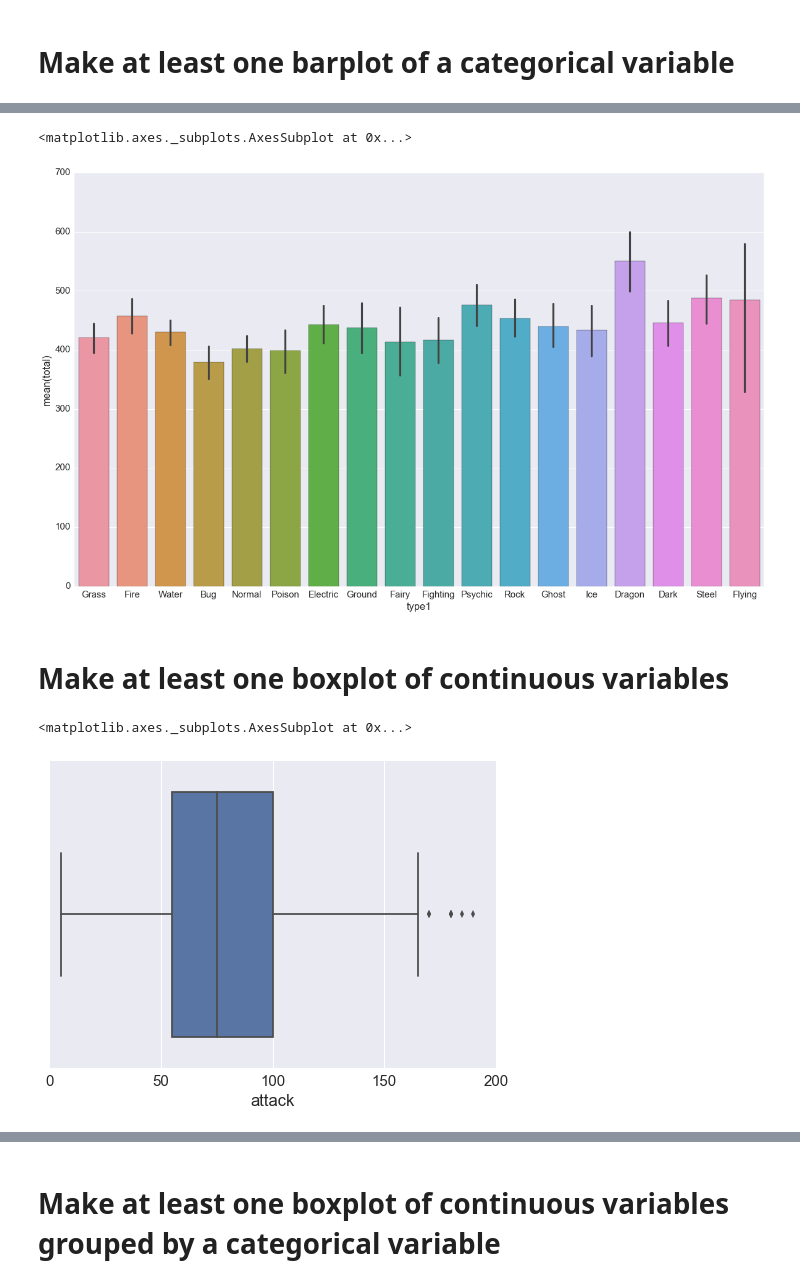
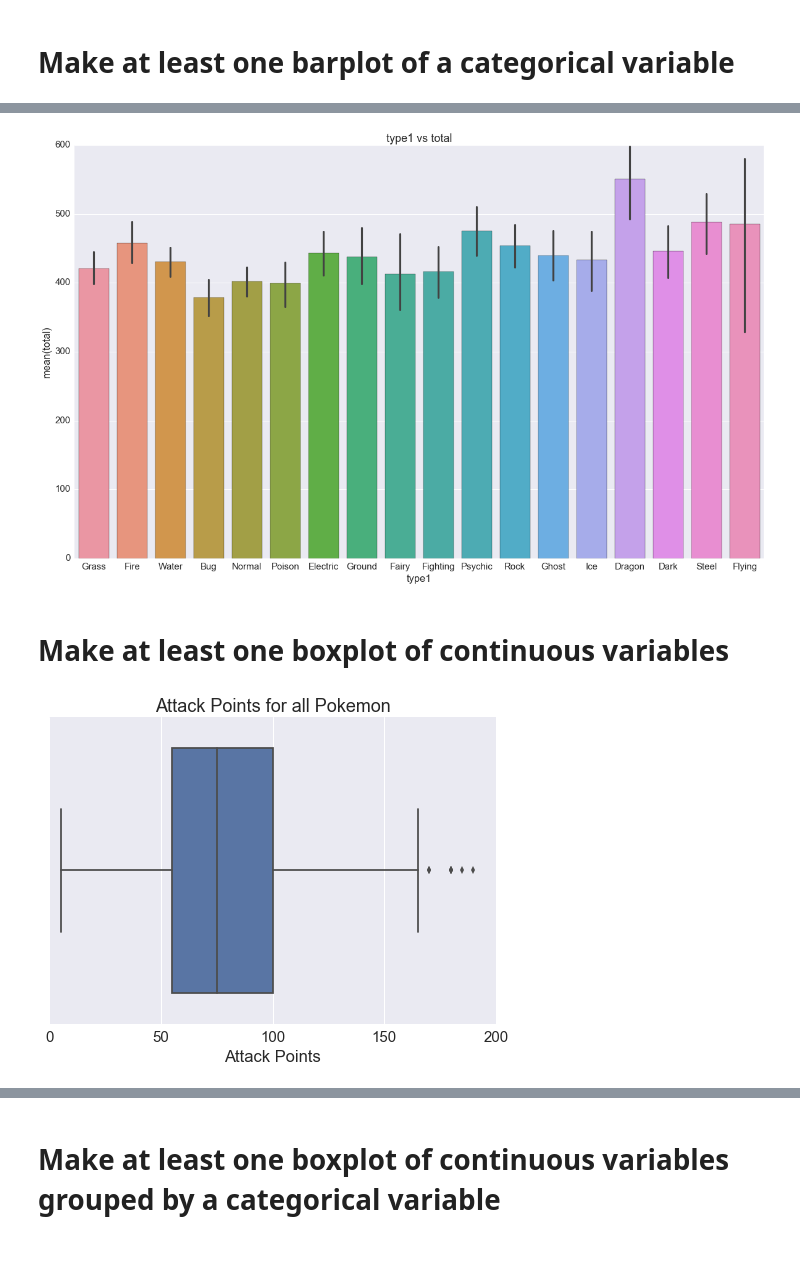
Before and after one commit to jonhilgart22/Galvanize-Statistics, a Jupyter notebook: week3/3-1_Review/DSCI6002-Midterm-Part1_Jonathan_Hilgart.ipynb, the cells around one changed output, grey strips where cells are left out. Saved outputs shown, nothing was run; the diff lists cells and outputs as text; code cells hidden in the pictures; blank space fills up the shorter version.

```diff
--- a/week3/3-1_Review/DSCI6002-Midterm-Part1_Jonathan_Hilgart.ipynb
+++ b/week3/3-1_Review/DSCI6002-Midterm-Part1_Jonathan_Hilgart.ipynb
@@ -240,17 +247,18 @@ sns.barplot(x=pokemon_df.type1, y= pokemon_df.attack)
 # %%
 plt.figure(figsize=([20,12]))
 sns.barplot(x=pokemon_df.type1, y= pokemon_df.total)
+plt.title('type1 vs total');
 # %% [output]
-<matplotlib.axes._subplots.AxesSubplot at 0x...>
-[figure, old version]
+[figure, new version]
 # %% [markdown]
 # Make at least one boxplot of continuous variables
 # %%
 
 sns.boxplot(x=pokemon_df.attack )
+plt.xlabel('Attack Points')
+plt.title('Attack Points for all Pokemon');
 # %% [output]
-<matplotlib.axes._subplots.AxesSubplot at 0x...>
-[figure, old version]
+[figure, new version]
 # %%
 
 sns.boxplot(x=pokemon_df.hp)
```
Also changed, not shown: parts of 51 cells of this notebook.
